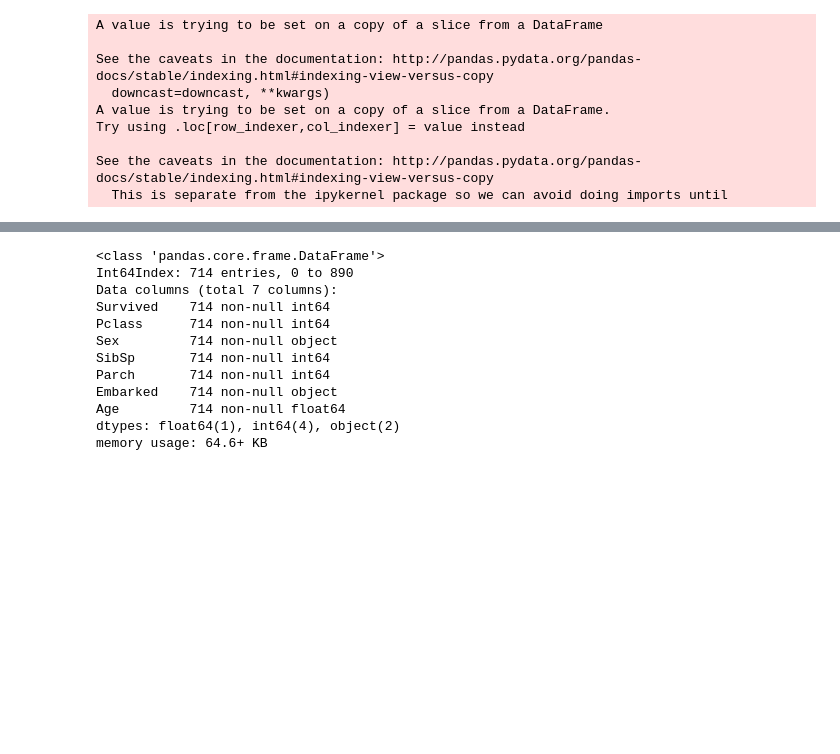
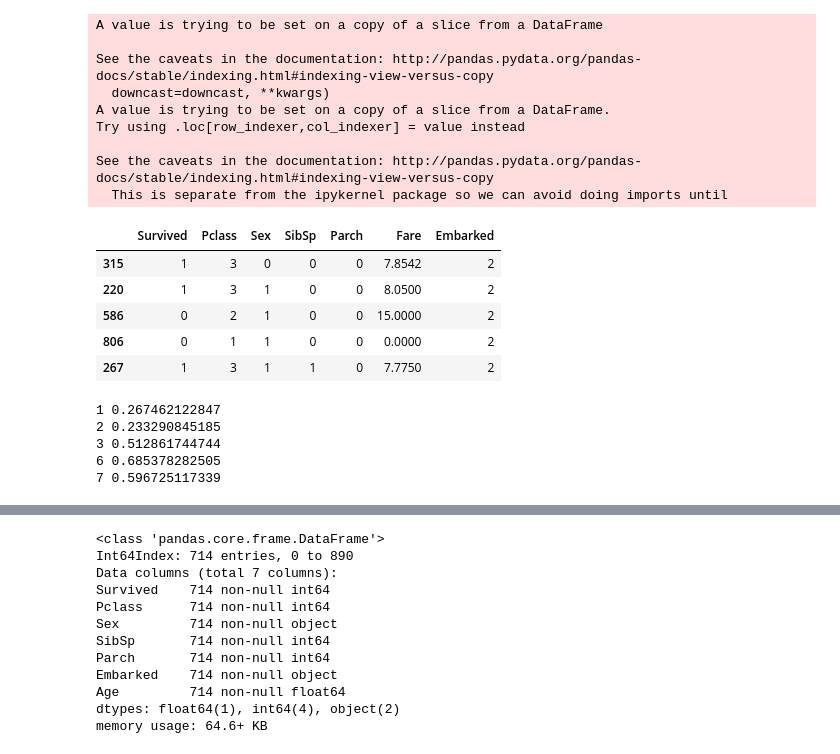
Before and after one commit to edyoda/data-science-ml-foundation-10, a Jupyter notebook: Project 6 Titanic Machine Learning from Disaster.ipynb, the cells around one changed output, grey strips where cells are left out. Drawn from its saved outputs; the diff is of its cells as text; code cells hidden in the pictures; blank space fills up the shorter version.

```diff
--- a/Project 6 Titanic Machine Learning from Disaster.ipynb
+++ b/Project 6 Titanic Machine Learning from Disaster.ipynb
@@ -177,3 +178,26 @@ Try using .loc[row_indexer,col_indexer] = value instead
 
 See the caveats in the documentation: http://pandas.pydata.org/pandas-docs/stable/indexing.html#indexing-view-versus-copy
   This is separate from the ipykernel package so we can avoid doing imports until
+# %%
+age_train_X.head()
+# %% [output]
+|  | Survived | Pclass | Sex | SibSp | Parch | Fare | Embarked |
+| 315 | 1 | 3 | 0 | 0 | 0 | 7.8542 | 2 |
+| 220 | 1 | 3 | 1 | 0 | 0 | 8.0500 | 2 |
+| 586 | 0 | 2 | 1 | 0 | 0 | 15.0000 | 2 |
+| 806 | 0 | 1 | 1 | 0 | 0 | 0.0000 | 2 |
+| 267 | 1 | 3 | 1 | 1 | 0 | 7.7750 | 2 |
+# %%
+models = []
+for degree in [1,2,3,6,7]:
+    model = AgeRegression(degree)
+    model.fit(age_train_X,age_train_Y)
+    y_pred = model.predict(age_train_X)
+    models.append(model)
+    print (degree, r2_score(age_train_Y,y_pred))
+# %% [output]
+1 0.267462122847
+2 0.233290845185
+3 0.512861744744
+6 0.685378282505
+7 0.596725117339
```
Also changed, not shown: parts of 3 cells of this notebook.
